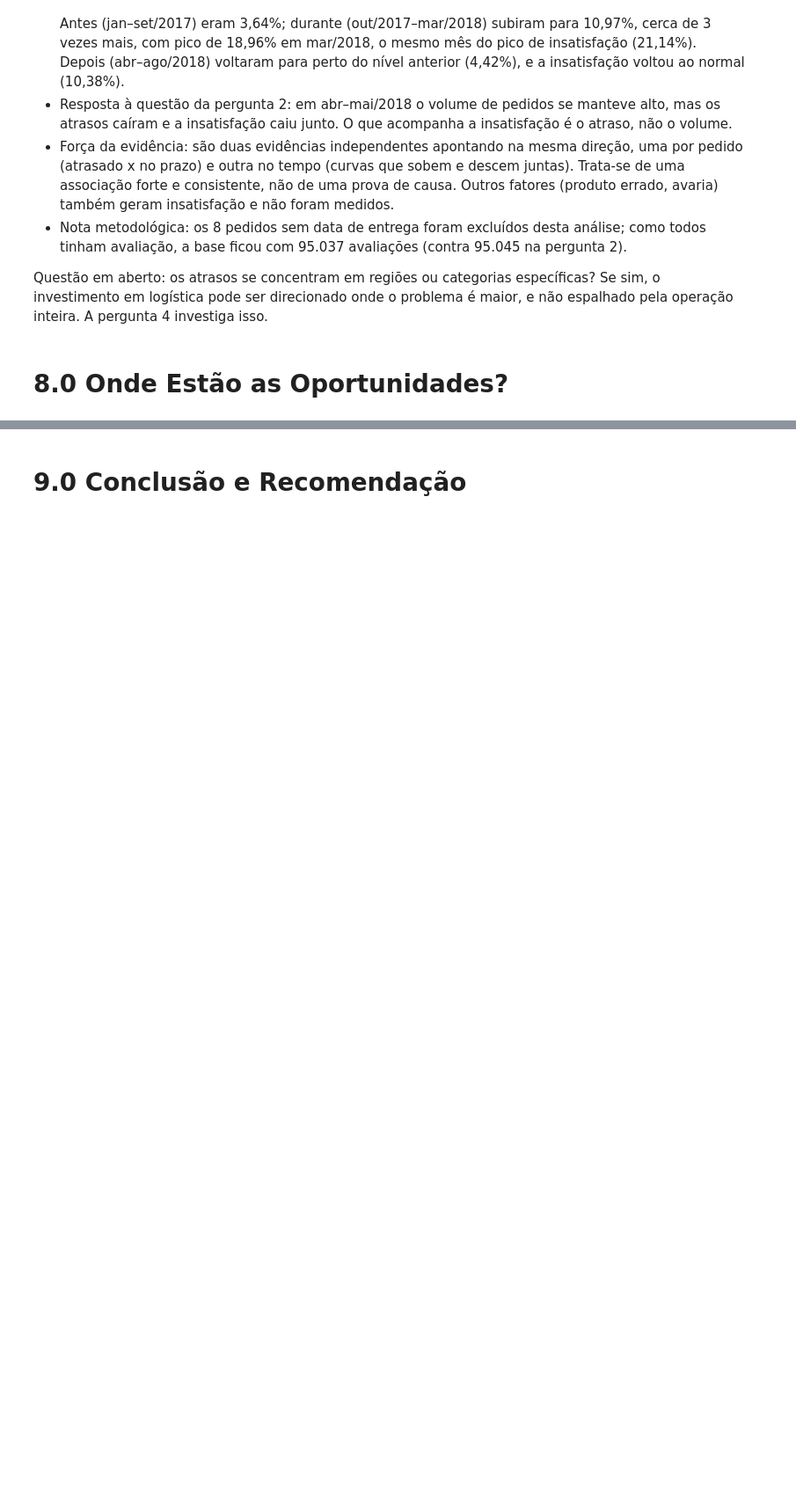
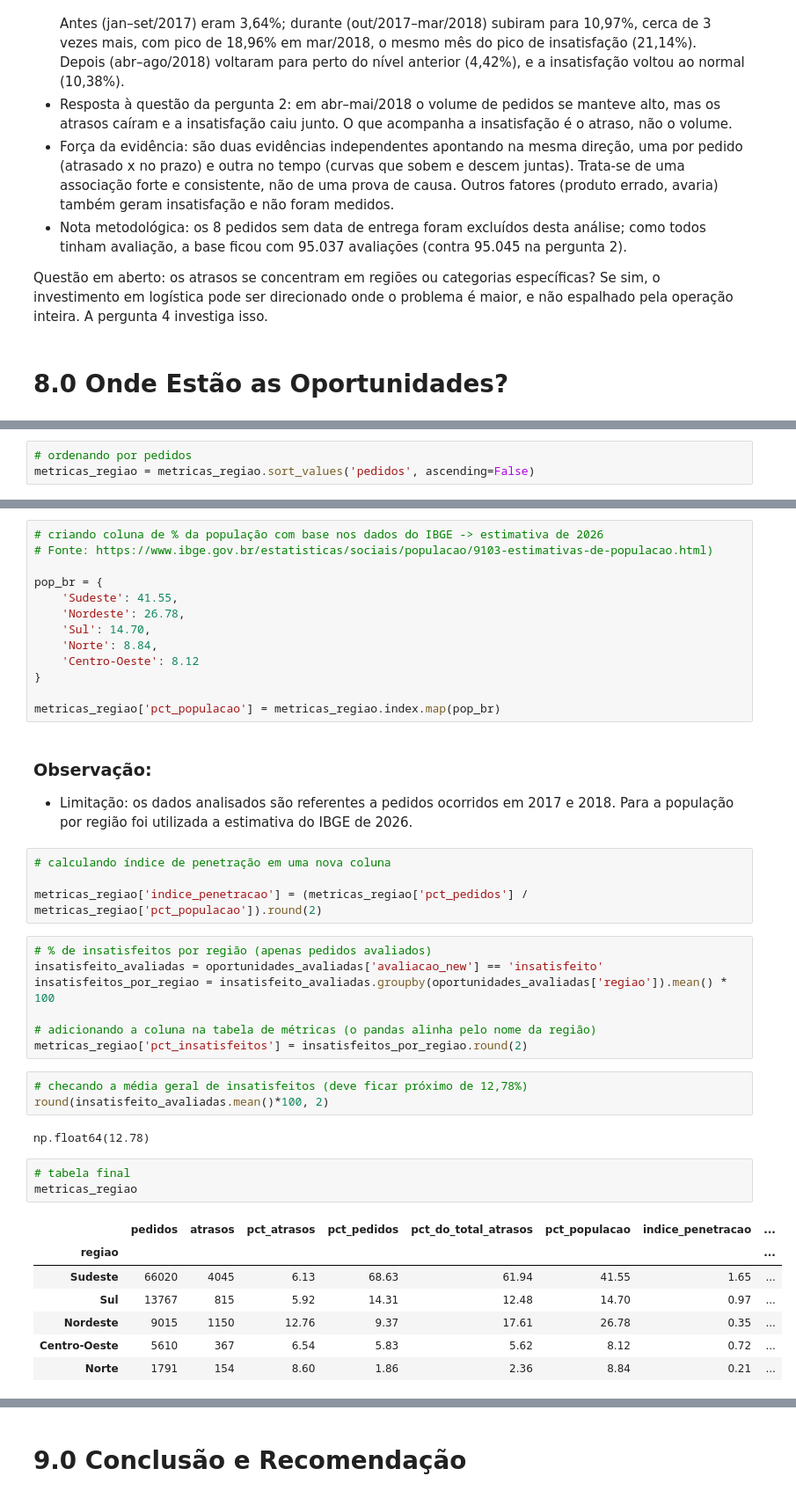
Before and after one commit to alefaizi/tech-challenge-olist, a Jupyter notebook: notebooks/03_analise.ipynb, the cells around one changed output, grey strips where cells are left out. Shown at 88% size. Saved outputs shown, nothing was run; the diff lists cells and outputs as text; blank space fills up the shorter version.

Commit message:
finalizada a quarta e última análise

```diff
--- a/notebooks/03_analise.ipynb
+++ b/notebooks/03_analise.ipynb
@@ -638,0 +770,3 @@ Questão em aberto: os atrasos se concentram em regiões ou categorias específi
+# %%
+# ordenando por pedidos
+metricas_regiao = metricas_regiao.sort_values('pedidos', ascending=False)
@@ -638,0 +790,43 @@ Questão em aberto: os atrasos se concentram em regiões ou categorias específi
+# %%
+# criando coluna de % da população com base nos dados do IBGE -> estimativa de 2026
+# Fonte: https://www.ibge.gov.br/estatisticas/sociais/populacao/9103-estimativas-de-populacao.html)
+
+pop_br = {
+    'Sudeste': 41.55,
+    'Nordeste': 26.78,
+    'Sul': 14.70,
+    'Norte': 8.84,
+    'Centro-Oeste': 8.12
+}
+
+metricas_regiao['pct_populacao'] = metricas_regiao.index.map(pop_br)
+# %% [markdown]
+### Observação:
+- Limitação: os dados analisados são referentes a pedidos ocorridos em 2017 e 2018. Para a população por região foi utilizada a estimativa do IBGE de 2026.
+# %%
+# calculando índice de penetração em uma nova coluna
+
+metricas_regiao['indice_penetracao'] = (metricas_regiao['pct_pedidos'] / metricas_regiao['pct_populacao']).round(2)
+# %%
+# % de insatisfeitos por região (apenas pedidos avaliados)
+insatisfeito_avaliadas = oportunidades_avaliadas['avaliacao_new'] == 'insatisfeito'
+insatisfeitos_por_regiao = insatisfeito_avaliadas.groupby(oportunidades_avaliadas['regiao']).mean() * 100
+
+# adicionando a coluna na tabela de métricas (o pandas alinha pelo nome da região)
+metricas_regiao['pct_insatisfeitos'] = insatisfeitos_por_regiao.round(2)
+# %%
+# checando a média geral de insatisfeitos (deve ficar próximo de 12,78%)
+round(insatisfeito_avaliadas.mean()*100, 2)
+# %% [output]
+np.float64(12.78)
+# %%
+# tabela final
+metricas_regiao
+# %% [output]
+|  | pedidos | atrasos | pct_atrasos | pct_pedidos | pct_do_total_atrasos | pct_populacao | indice_penetracao | ... |
+| regiao |  |  |  |  |  |  |  | ... |
+| Sudeste | 66020 | 4045 | 6.13 | 68.63 | 61.94 | 41.55 | 1.65 | ... |
+| Sul | 13767 | 815 | 5.92 | 14.31 | 12.48 | 14.70 | 0.97 | ... |
+| Nordeste | 9015 | 1150 | 12.76 | 9.37 | 17.61 | 26.78 | 0.35 | ... |
+| Centro-Oeste | 5610 | 367 | 6.54 | 5.83 | 5.62 | 8.12 | 0.72 | ... |
+| Norte | 1791 | 154 | 8.60 | 1.86 | 2.36 | 8.84 | 0.21 | ... |
```
Also changed, not shown: parts of 20 cells of this notebook, 1 other file.
